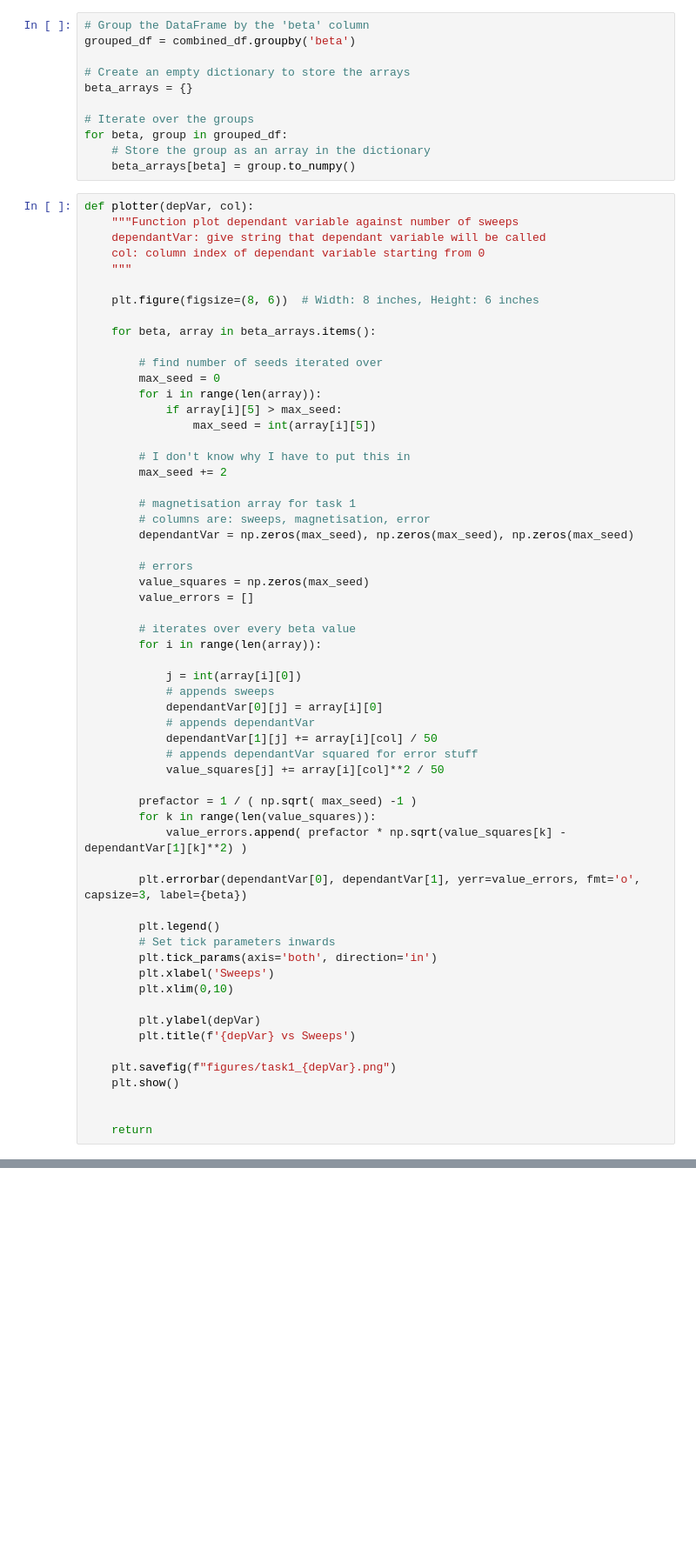
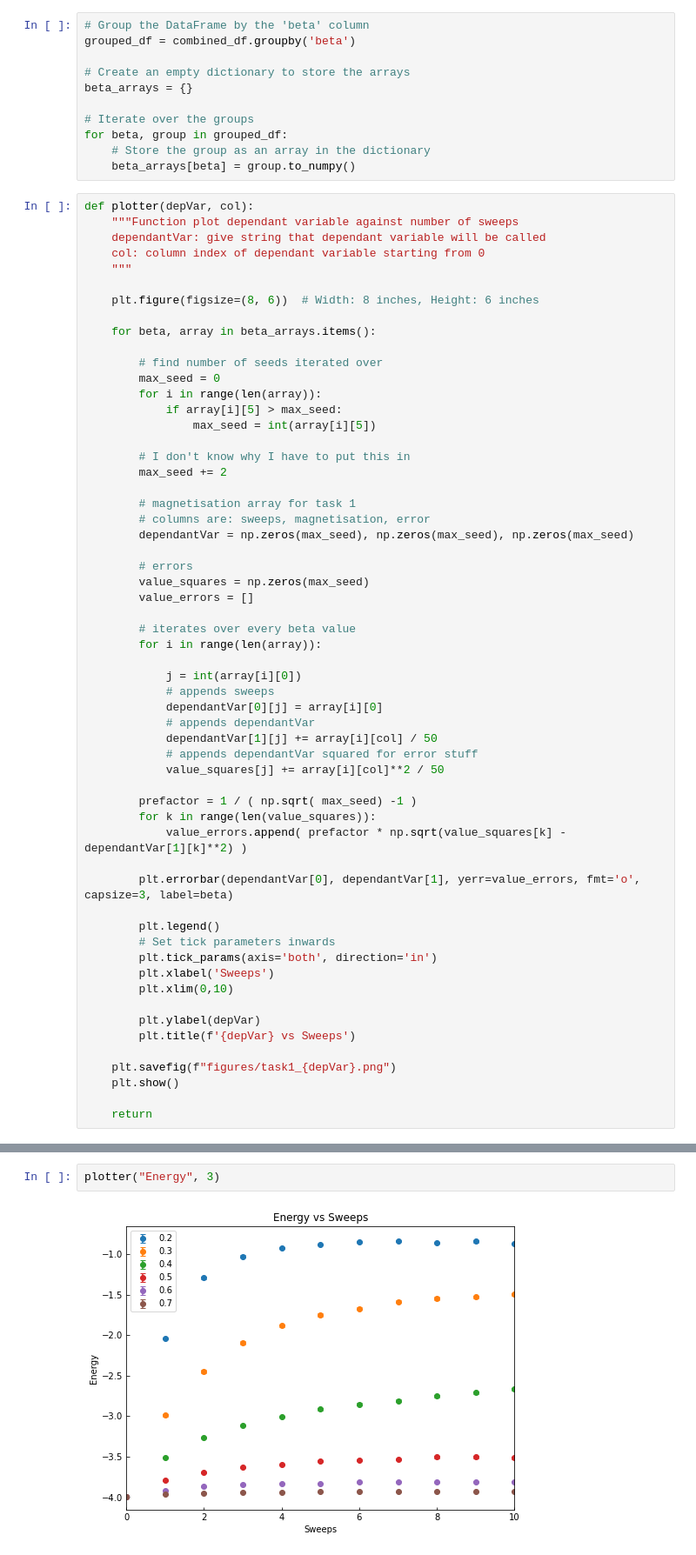
Before and after one commit to thomasbourke1/ising-model, a Jupyter notebook: task1.ipynb, the cells around one changed output, grey strips where cells are left out. Shown at 87% size. Saved outputs shown, nothing was run; the diff lists cells and outputs as text; blank space fills up the shorter version.

```diff
--- a/task1.ipynb
+++ b/task1.ipynb
@@ -74,7 +74,7 @@ def plotter(depVar, col):
         for k in range(len(value_squares)):
             value_errors.append( prefactor * np.sqrt(value_squares[k] - dependantVar[1][k]**2) )
 
-        plt.errorbar(dependantVar[0], dependantVar[1], yerr=value_errors, fmt='o', capsize=3, label={beta})
+        plt.errorbar(dependantVar[0], dependantVar[1], yerr=value_errors, fmt='o', capsize=3, label=beta)
 
         plt.legend()
         # Set tick parameters inwards
@@ -88,7 +88,6 @@ def plotter(depVar, col):
     plt.savefig(f"figures/task1_{depVar}.png")
     plt.show()
 
-
     return
 # %%
 plotter("Magnetisation", 2)
@@ -96,0 +96,4 @@ plotter("Magnetisation", 2)
+# %%
+plotter("Energy", 3)
+# %% [output]
+[figure, added]
```
Also changed, not shown: parts of 1 cell of this notebook, 4 other files.
